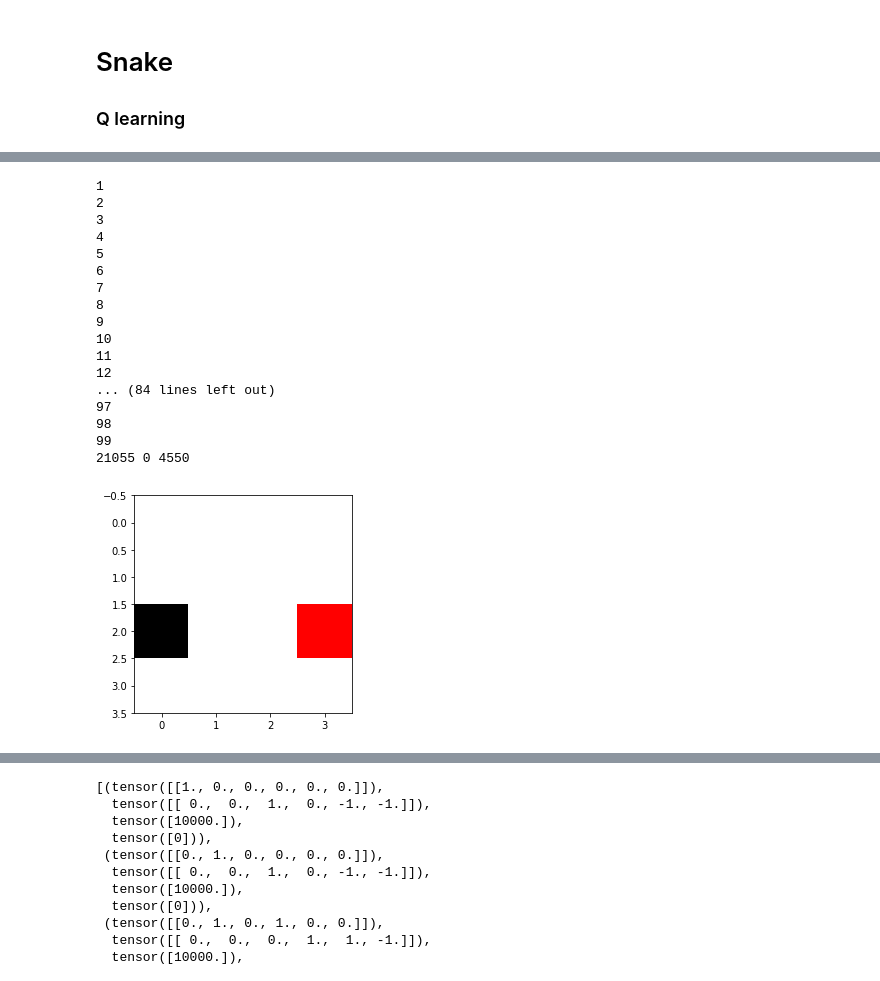
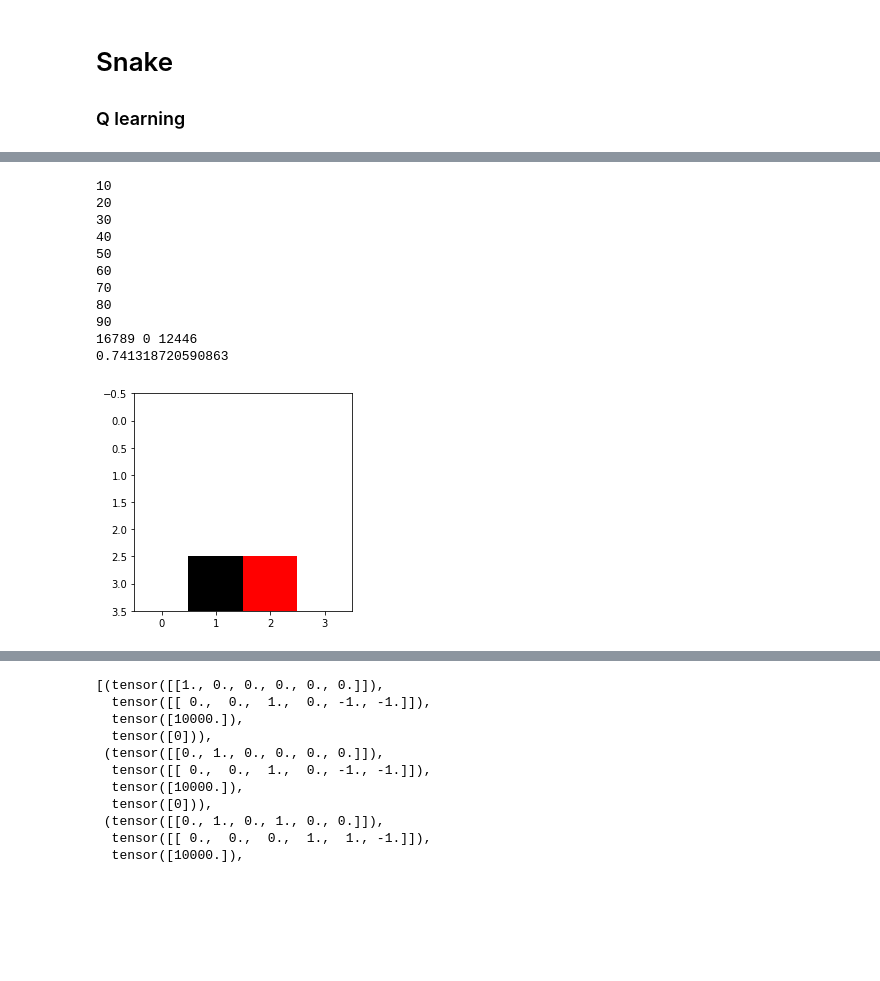
Before and after one commit to ralhadeff/basic-machine-learning, a Jupyter notebook: QLearning/snake.ipynb, the cells around one changed output, grey strips where cells are left out. Drawn from its saved outputs; the diff is of its cells as text; code cells hidden in the pictures; blank space fills up the shorter version.

```diff
--- a/QLearning/snake.ipynb
+++ b/QLearning/snake.ipynb
@@ -87,7 +87,7 @@ class Game():
         self.new_apple = False
 
     def iterate(self):
-        reward = 0.1
+        reward = 0
         # move snake
         new,old = self.snake.move()
         if (self.new_apple==True):
@@ -108,7 +108,7 @@ class Game():
             if (p == a).all():
                 # eat apple
                 self.eat()
-                reward = 10000
+                reward = 1
             # update board (graphics)
             self.board[new[0],new[1],:] = 0
             if old is not None:
@@ -134,7 +134,7 @@ class Game():
 
     def get_state(self):
         grid = len(self.board)
-        state = np.zeros(6)
+        state = np.zeros(7)
         x,y = self.snake.pos
         'S,E,N,W'
         if ((x+1,y) in self.snake.segments or x+1>=grid):
@@ -147,6 +147,7 @@ class Game():
             state[3] = 1
         state[4] = np.sign(x-self.apple[0])
         state[5] = np.sign(y-self.apple[1])
+        state[6] = len(self.snake.segments)
         return state
 # %%
 policy = {}
@@ -220,47 +220,43 @@ print(g.deaths,g.score,g.total)
 # %%
 steps = 100000
 
-brain = Qlearn([6,16,4],100000,0.9,1,100)
+brain = Qlearn([7,32,4],100000,0.9,1,100)
 
 g = Game(grid, s_size)
 g.reset()
 reward = 0
 
 progress = 0
 for i in range(steps):
     if (progress<(int(100*(i/steps)))):
         progress = int(100*(i/steps))
-        print(progress)
+        if (progress%10==0):
+            print(progress)
     state = g.get_state()
-    if (reward==-1):
-        d = brain.terminal_update(reward,state)
-    else:
-        d = brain.update(reward,state)
+    #if (reward==-1):
+    #    d = brain.terminal_update(reward,state)
+    #else:
+    d = brain.update(reward,state)
     g.snake.d = d
     reward = g.iterate()
 # summarize game
 print(g.deaths,g.score,g.total)
+print(g.total/g.deaths)
 plt.imshow(g.board)
 plt.show()
 # %% [output]
-1
-2
-3
-4
-5
-6
-7
-8
-9
 10
-11
-12
-... (84 lines left out)
-97
-98
-99
-21055 0 4550
+20
+30
+40
+50
+60
+70
+80
+90
+16789 0 12446
+0.741318720590863
-[figure, old version]
+[figure, new version]
 # %%
 # 11075 0 1062 - first
 # ~11000 ~1500 - second
```
Also changed, not shown: parts of 10 cells of this notebook.
